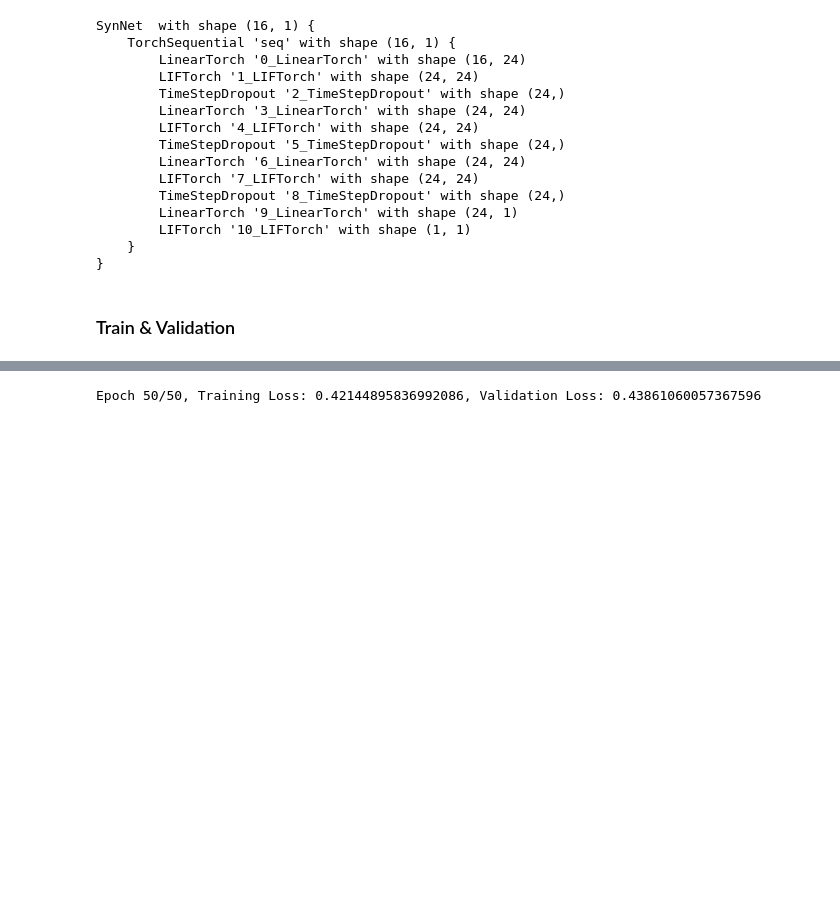
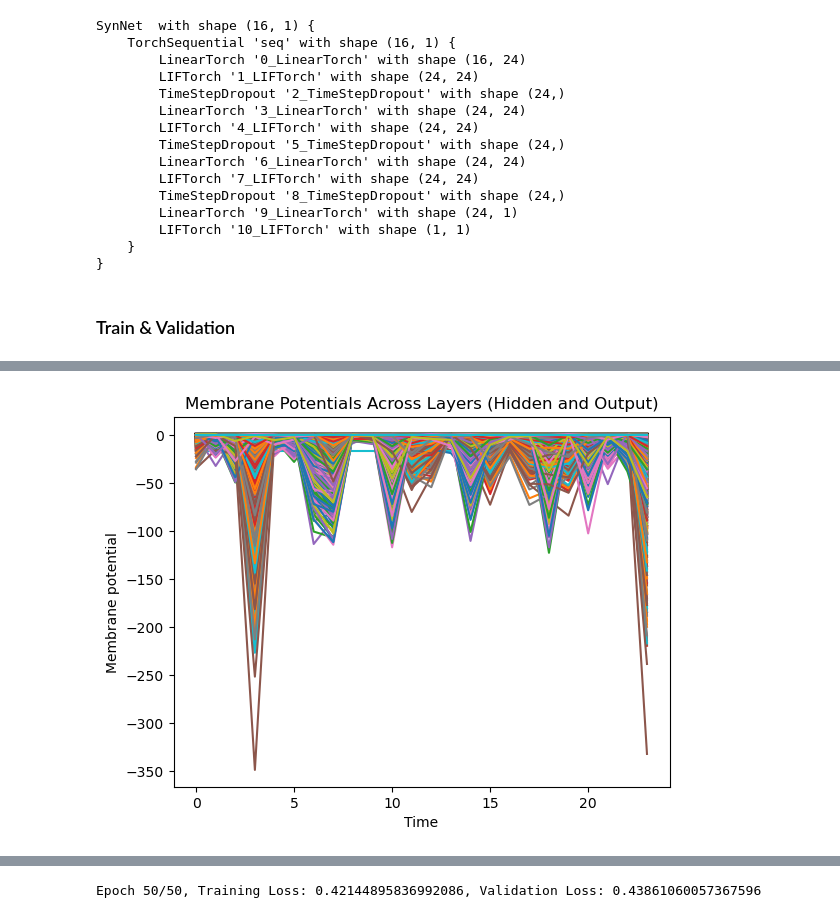
Before and after one commit to uwa-computer-science/project-12-prototype-bio-acoustic-detection-system-soundsentinel, a Jupyter notebook: data_loader_to_model_training.ipynb, the cells around one changed output, grey strips where cells are left out. Saved outputs shown, nothing was run; the diff lists cells and outputs as text; code cells hidden in the pictures; blank space fills up the shorter version.

```diff
--- a/data_loader_to_model_training.ipynb
+++ b/data_loader_to_model_training.ipynb
@@ -287,0 +349,20 @@ Epoch 12/50, Training Loss: 27.87382075471698, Validation Loss: 28.1160714285714
+# %%
+import numpy as np
+
+# Pad the output layer's membrane potentials to match the shape of the hidden layers
+padded_potentials = []
+for potentials in membrane_potentials:
+    if potentials.shape == (24,):
+        padded_potentials.append(potentials)
+    elif potentials.shape == (1,):
+        padded_potentials.append(np.repeat(potentials, 24))  # Repeat to match the shape (24,)
+
+padded_potentials = np.array(padded_potentials)
+# %%
+plt.plot(padded_potentials.T)
+plt.xlabel("Time")
+plt.ylabel("Membrane potential")
+plt.title("Membrane Potentials Across Layers (Hidden and Output)")
+plt.show()
+# %% [output]
+[figure, added]
```
Also changed, not shown: parts of 22 cells of this notebook.
